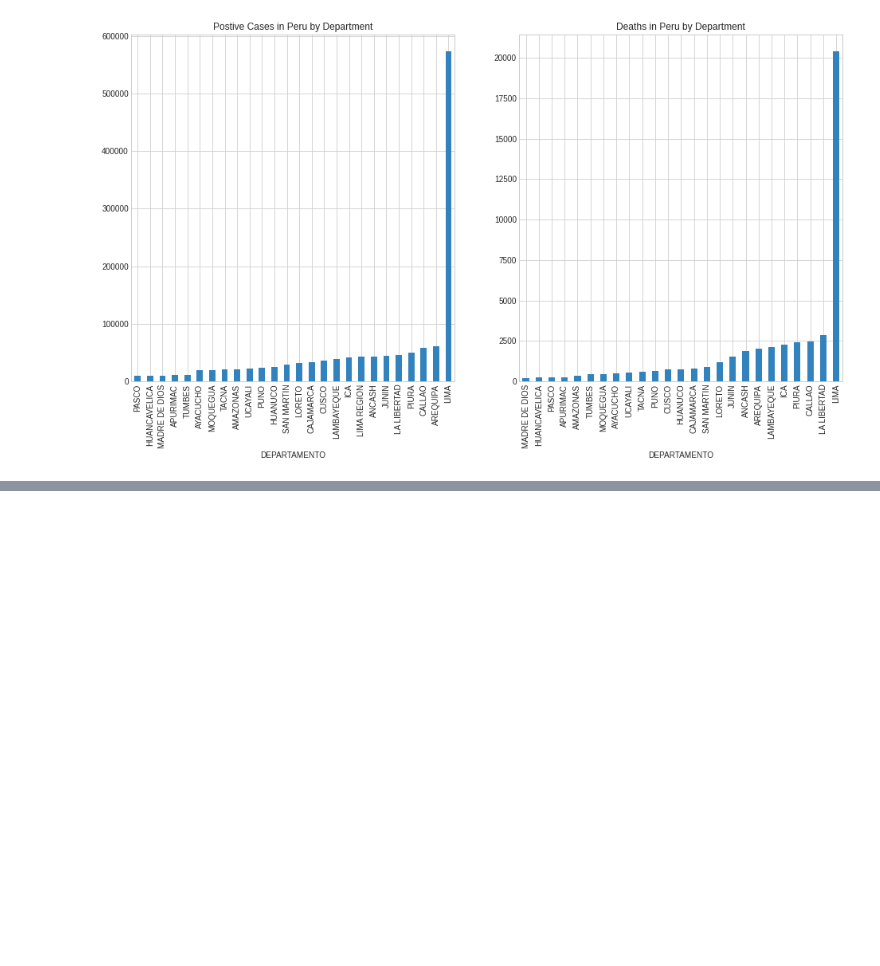
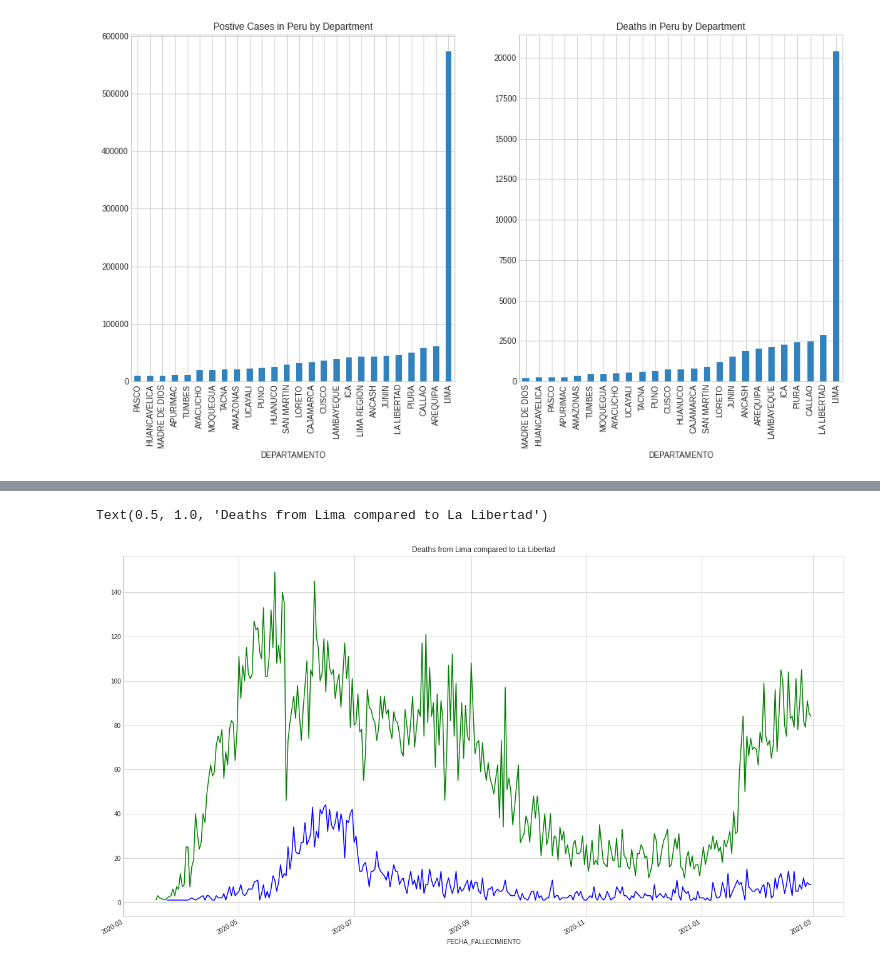
Before and after one commit to Frany-oss/Covid-in-Peru, a Jupyter notebook: Covid_In_Peru.ipynb, the cells around one changed output, grey strips where cells are left out. Saved outputs shown, nothing was run; the diff lists cells and outputs as text; code cells hidden in the pictures; blank space fills up the shorter version.

```diff
--- a/Covid_In_Peru.ipynb
+++ b/Covid_In_Peru.ipynb
@@ -120,0 +116,12 @@ Text(0.5, 0, '')
+# %%
+# Comparing the deaths from the capital Lima and the second region with most deaths
+fig = plt.figure(figsize=(16, 8))
+axes = fig.add_axes([0,0,1,1])
+
+region_fall.groupby("FECHA_FALLECIMIENTO").FECHA_FALLECIMIENTO.count().plot(kind="line", x = "LIMA", color= "green")
+death_cases[death_cases.DEPARTAMENTO == 'LA LIBERTAD'].groupby("FECHA_FALLECIMIENTO").FECHA_FALLECIMIENTO.count().plot(kind="line", x = "LA LIBERTAD", color= "blue")
+
+plt.title("Deaths from Lima compared to La Libertad")
+# %% [output]
+Text(0.5, 1.0, 'Deaths from Lima compared to La Libertad')
+[figure, added]
```
Also changed, not shown: parts of 7 cells of this notebook.
